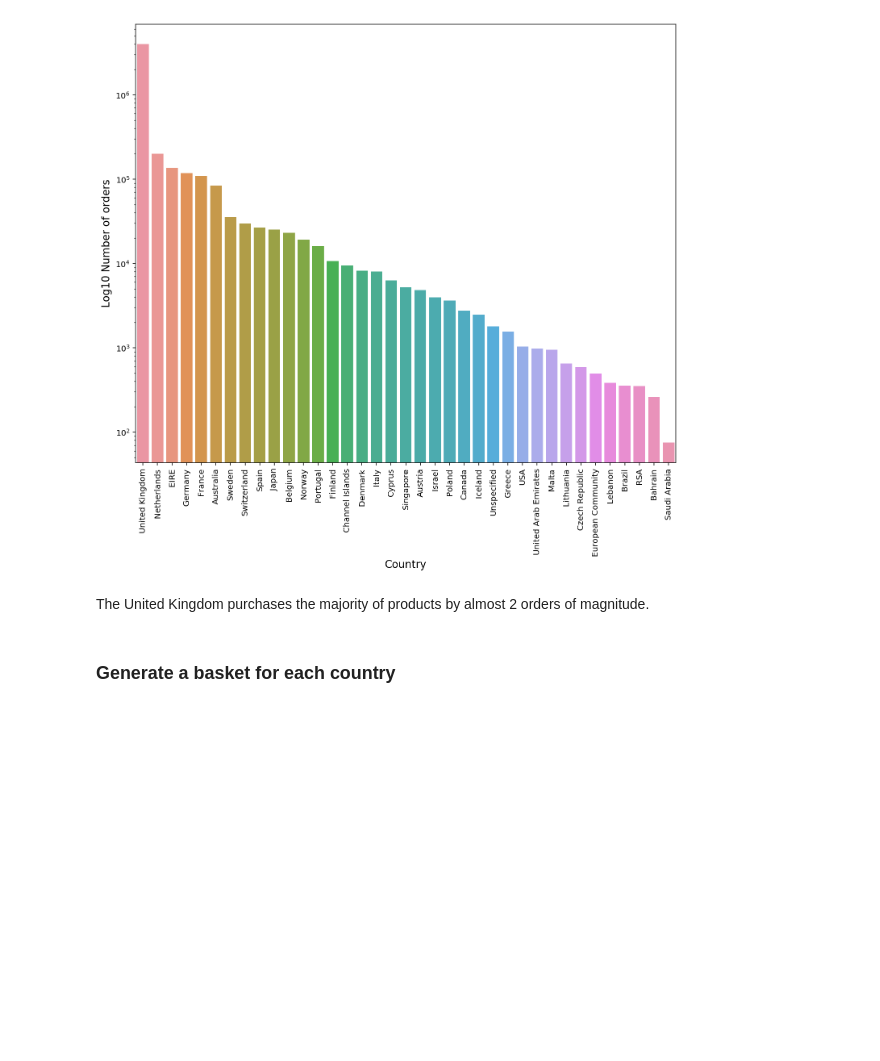
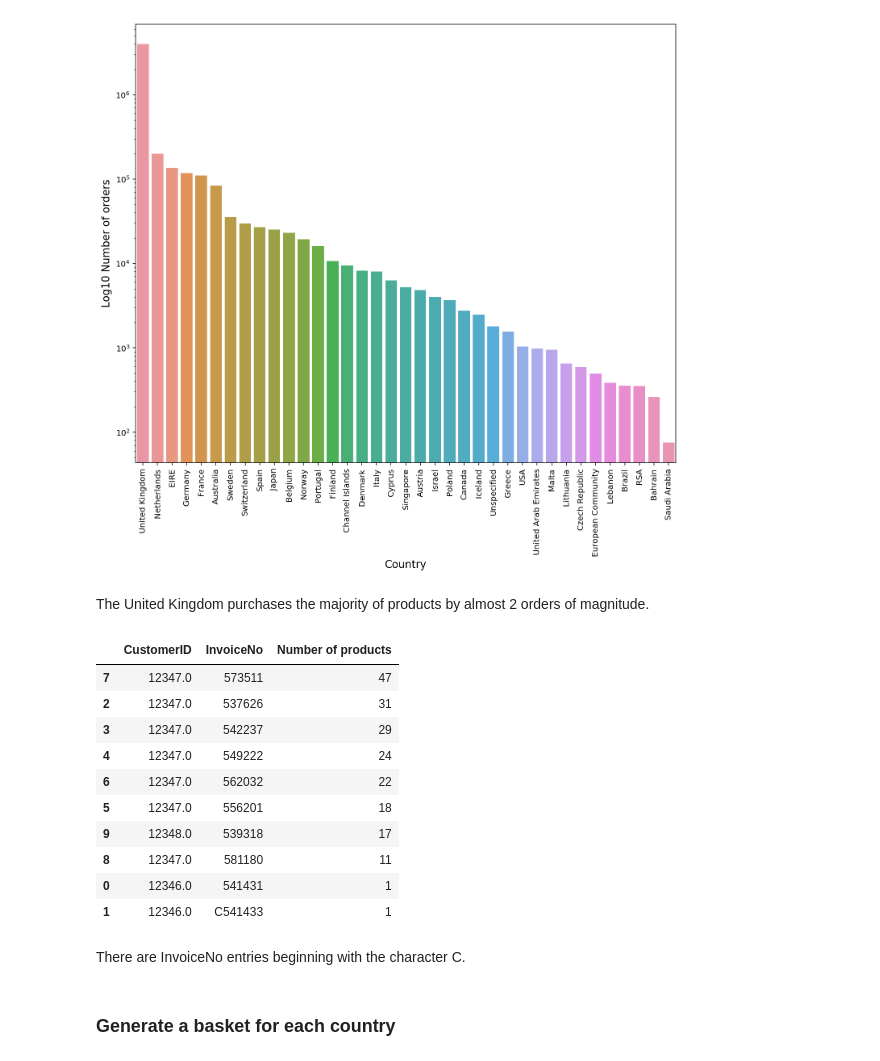
Before and after one commit to scheckley/online-retail, a Jupyter notebook: analysis.ipynb, the cells around one changed output. Saved outputs shown, nothing was run; the diff lists cells and outputs as text; code cells hidden in the pictures; blank space fills up the shorter version.

```diff
--- a/analysis.ipynb
+++ b/analysis.ipynb
@@ -196,6 +203,24 @@ plt.show()
 [figure]
 # %% [markdown]
 The United Kingdom purchases the majority of products by almost 2 orders of magnitude.
+# %%
+temp = data.groupby(by=['CustomerID', 'InvoiceNo'], as_index=False)['InvoiceDate'].count()
+nb_products_per_basket = temp.rename(columns = {'InvoiceDate':'Number of products'})
+nb_products_per_basket[:10].sort_values('Number of products', ascending=False)
+# %% [output]
+|  | CustomerID | InvoiceNo | Number of products |
+| 7 | 12347.0 | 573511 | 47 |
+| 2 | 12347.0 | 537626 | 31 |
+| 3 | 12347.0 | 542237 | 29 |
+| 4 | 12347.0 | 549222 | 24 |
+| 6 | 12347.0 | 562032 | 22 |
+| 5 | 12347.0 | 556201 | 18 |
+| 9 | 12348.0 | 539318 | 17 |
+| 8 | 12347.0 | 581180 | 11 |
+| 0 | 12346.0 | 541431 | 1 |
+| 1 | 12346.0 | C541433 | 1 |
+# %% [markdown]
+There are InvoiceNo entries beginning with the character C.
 # %% [markdown]
 ### Generate a basket for each country
 # %%
```
Also changed, not shown: parts of 6 cells of this notebook.
